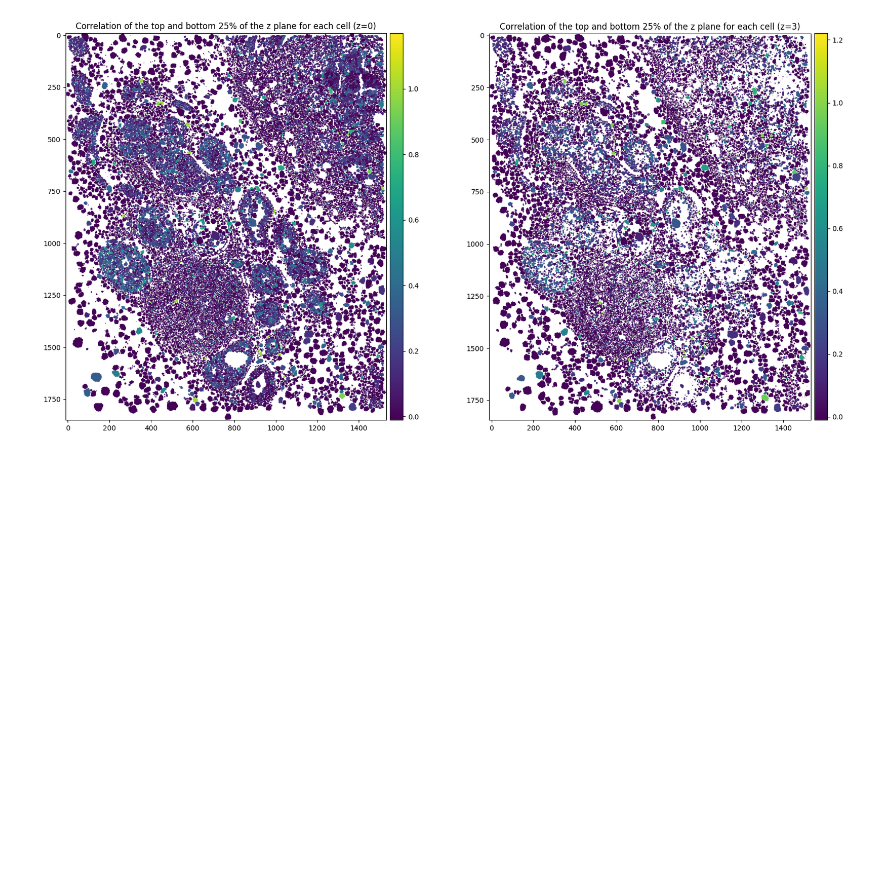
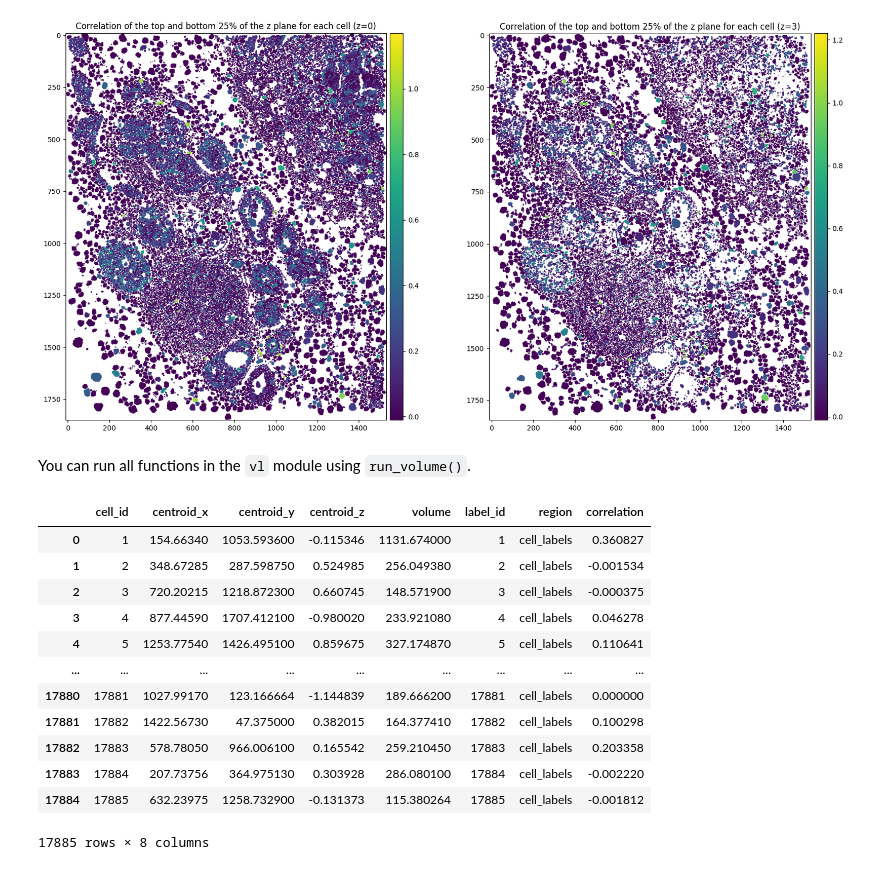
Before and after one commit to LazDaria/SegTraQ, a Jupyter notebook: docs/notebooks/volume.ipynb, the cells around one changed output. Drawn from its saved outputs; the diff is of its cells as text; code cells hidden in the pictures; blank space fills up the shorter version.

```diff
--- a/docs/notebooks/volume.ipynb
+++ b/docs/notebooks/volume.ipynb
@@ -90,3 +90,22 @@ INFO     Using 'datashader' backend with 'None' as reduction method to speed up
          behaviour.
 INFO     Using the datashader reduction "mean". "max" will give an output very close to the matplotlib result.
 [figure]
+# %% [markdown]
+You can run all functions in the `vl` module using `run_volume()`.
+# %%
+st.run_volume()
+st.sdata.tables["table"].obs
+# %% [output]
+|  | cell_id | centroid_x | centroid_y | centroid_z | volume | label_id | region | correlation |
+| 0 | 1 | 154.66340 | 1053.593600 | -0.115346 | 1131.674000 | 1 | cell_labels | 0.360827 |
+| 1 | 2 | 348.67285 | 287.598750 | 0.524985 | 256.049380 | 2 | cell_labels | -0.001534 |
+| 2 | 3 | 720.20215 | 1218.872300 | 0.660745 | 148.571900 | 3 | cell_labels | -0.000375 |
+| 3 | 4 | 877.44590 | 1707.412100 | -0.980020 | 233.921080 | 4 | cell_labels | 0.046278 |
+| 4 | 5 | 1253.77540 | 1426.495100 | 0.859675 | 327.174870 | 5 | cell_labels | 0.110641 |
+| ... | ... | ... | ... | ... | ... | ... | ... | ... |
+| 17880 | 17881 | 1027.99170 | 123.166664 | -1.144839 | 189.666200 | 17881 | cell_labels | 0.000000 |
+| 17881 | 17882 | 1422.56730 | 47.375000 | 0.382015 | 164.377410 | 17882 | cell_labels | 0.100298 |
+| 17882 | 17883 | 578.78050 | 966.006100 | 0.165542 | 259.210450 | 17883 | cell_labels | 0.203358 |
+| 17883 | 17884 | 207.73756 | 364.975130 | 0.303928 | 286.080100 | 17884 | cell_labels | -0.002220 |
+| 17884 | 17885 | 632.23975 | 1258.732900 | -0.131373 | 115.380264 | 17885 | cell_labels | -0.001812 |
+17885 rows × 8 columns
```
Also changed, not shown: parts of 1 cell of this notebook, 24 other files.
